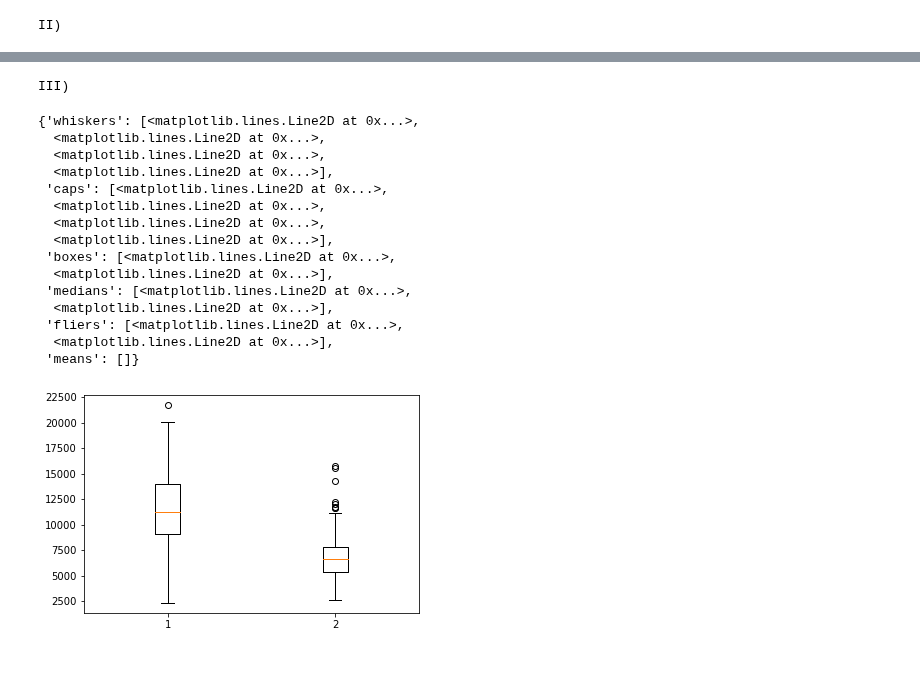
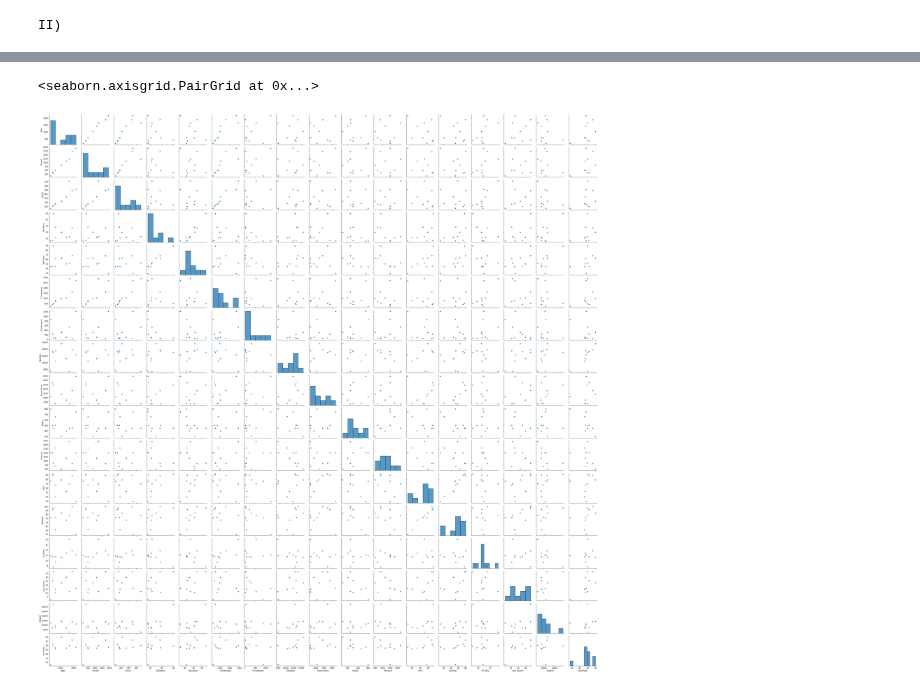
Before and after one commit to josinovmota/Defeating-An-introduction-to-statistical-learning, a Jupyter notebook: Exercises/2.4 Exercises/main.ipynb, the cells around one changed output, grey strips where cells are left out. Cells and saved outputs as stored; diff of their text form; code cells hidden in the pictures.

```diff
--- a/Exercises/2.4 Exercises/main.ipynb
+++ b/Exercises/2.4 Exercises/main.ipynb
@@ -266,21 +245,5 @@ array([[<AxesSubplot:xlabel='Apps', ylabel='Apps'>,
-# %%
-print('III)')
-plt.boxplot([df.Outstate[df.Private == 'Yes'], df.Outstate[df.Private == 'No']])
-# %% [output]
-III)
-{'whiskers': [<matplotlib.lines.Line2D at 0x...>,
-  <matplotlib.lines.Line2D at 0x...>,
-  <matplotlib.lines.Line2D at 0x...>,
-  <matplotlib.lines.Line2D at 0x...>],
- 'caps': [<matplotlib.lines.Line2D at 0x...>,
-  <matplotlib.lines.Line2D at 0x...>,
-  <matplotlib.lines.Line2D at 0x...>,
-  <matplotlib.lines.Line2D at 0x...>],
- 'boxes': [<matplotlib.lines.Line2D at 0x...>,
-  <matplotlib.lines.Line2D at 0x...>],
- 'medians': [<matplotlib.lines.Line2D at 0x...>,
-  <matplotlib.lines.Line2D at 0x...>],
- 'fliers': [<matplotlib.lines.Line2D at 0x...>,
-  <matplotlib.lines.Line2D at 0x...>],
- 'means': []}
-[figure, removed]
+# %%
+sns.pairplot(df10)
+# %% [output]
+<seaborn.axisgrid.PairGrid at 0x...>
+[figure, added]
```
Also changed, not shown: parts of 7 cells of this notebook.
